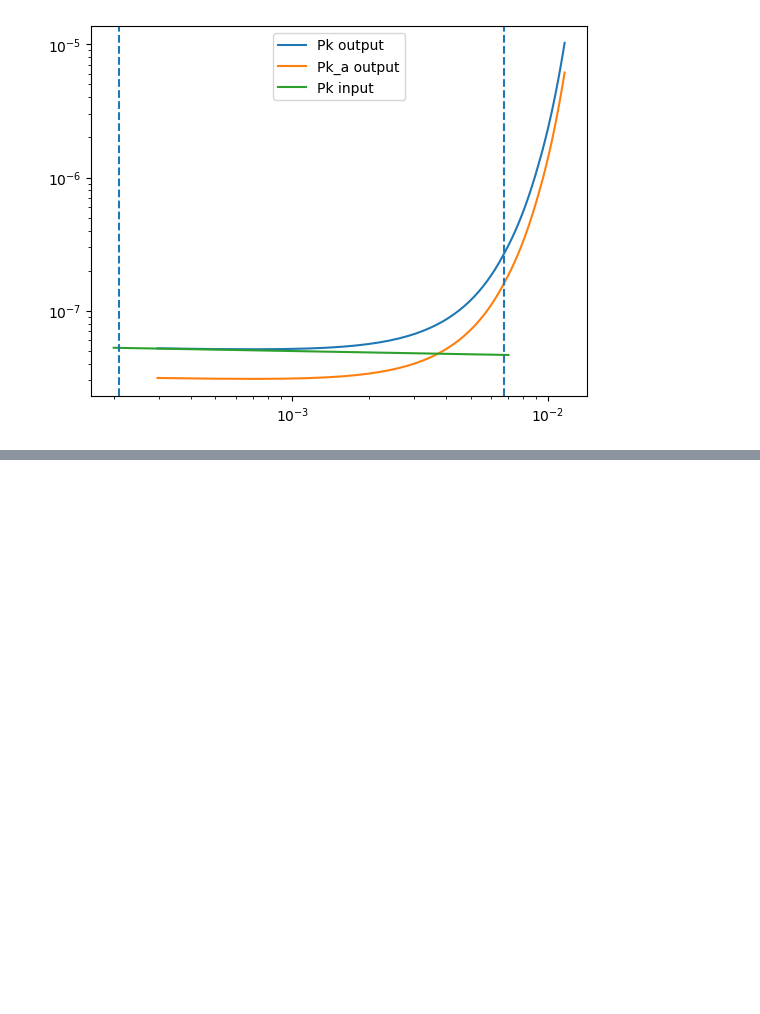
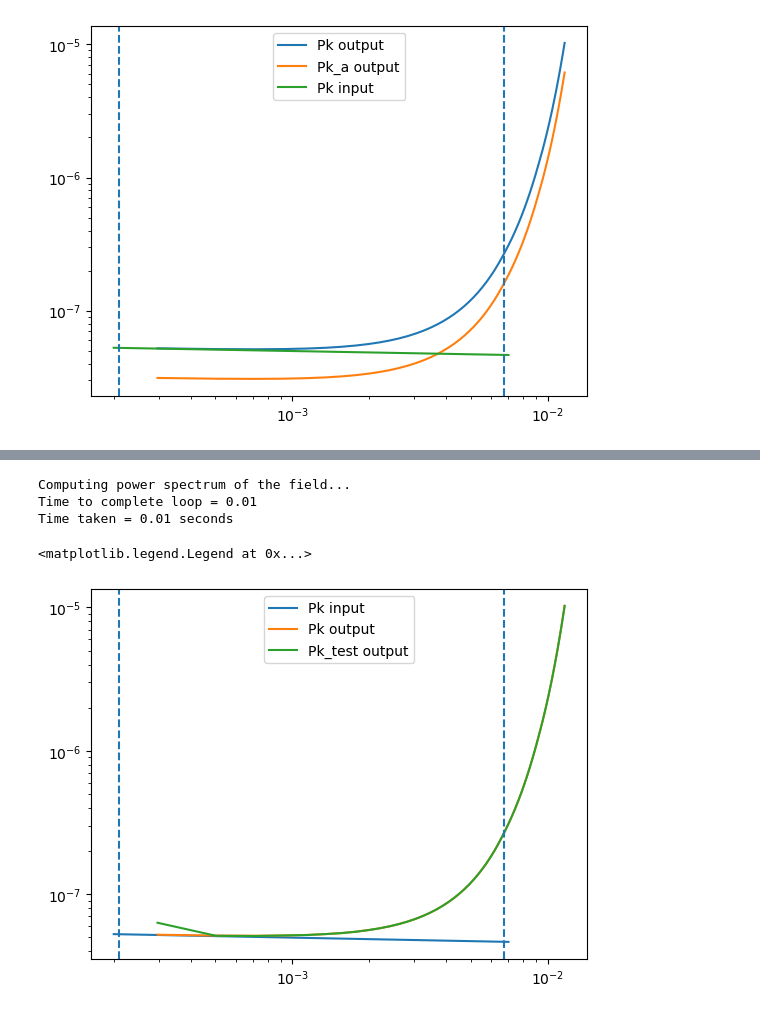
Before and after one commit to catketchup/ReCCO, a Jupyter notebook: code/Pylian_test.ipynb, the cells around one changed output, grey strips where cells are left out. Cells and saved outputs as stored; diff of their text form; code cells hidden in the pictures; blank space fills up the shorter version.

```diff
--- a/code/Pylian_test.ipynb
+++ b/code/Pylian_test.ipynb
@@ -235,2 +239,27 @@ if 1:
 # %%
-# why psi_i_x is so much larger than psi_x?
+Pk_test = PKL.Pk(psi_x+np.float32(psi_i_x), BoxSize)
+# 3D P(k)
+k_test       = Pk_test.k3D
+Pk0_test     = Pk_test.Pk[:,0] #monopole
+# Pk2     = Pk.Pk[:,1] #quadrupole
+# Pk4     = Pk.Pk[:,2] #hexadecapole
+# Pkphase = Pk.Pkphase #power spectrum of the phases
+# Nmodes  = Pk.Nmodes3D
+# %% [output]
+Computing power spectrum of the field...
+Time to complete loop = 0.01
+Time taken = 0.01 seconds
+# %%
+plt.plot(k_in, Pk_in, label='Pk input')
+# plt.plot(k[:20], Pk0[:20], label='Pk output')
+plt.plot(k, Pk0, label='Pk output')
+plt.plot(k, Pk0_test, label='Pk_test output')
+
+plt.xscale('log')
+plt.yscale('log')
+plt.axvline(x=Max_k, linestyle = '--')
+plt.axvline(x=Min_k, linestyle = '--')
+plt.legend()
+# %% [output]
+<matplotlib.legend.Legend at 0x...>
+[figure, added]
```
Also changed, not shown: parts of 7 cells of this notebook, 1 other file.
